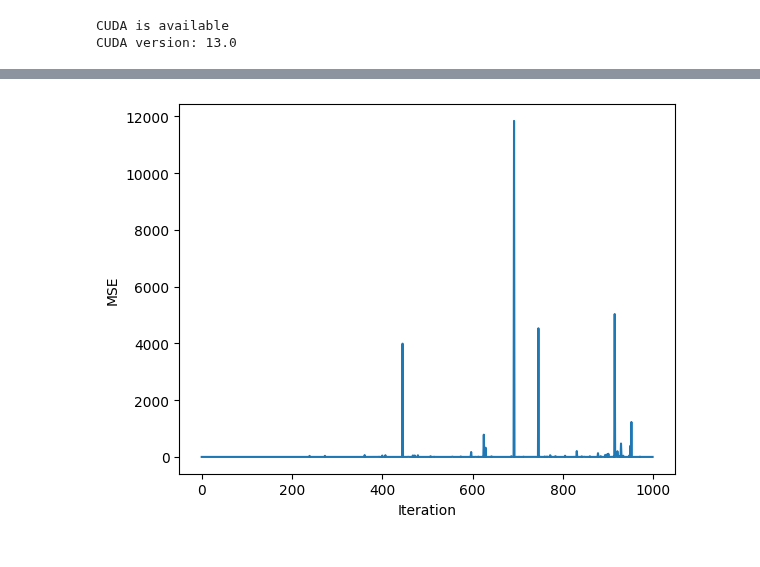
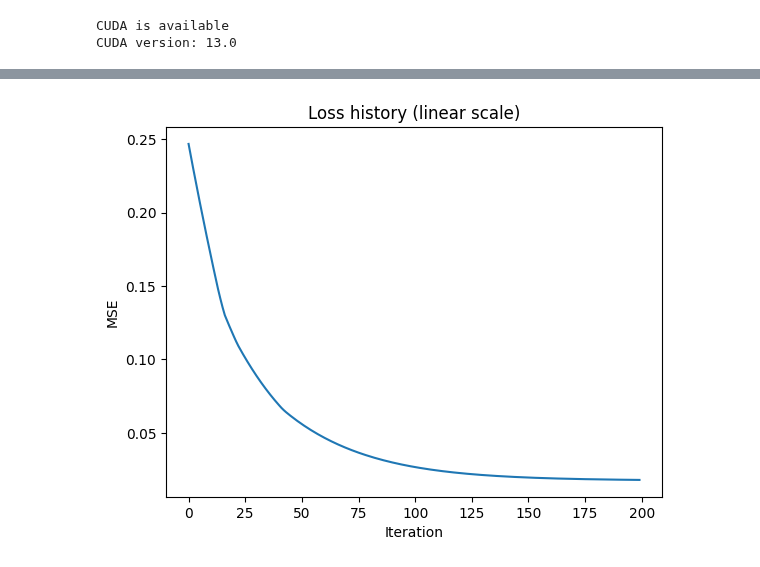
Before and after one commit to ColinMG2/neml2, a Jupyter notebook: cmg_projects/stress-strain/advanced_model/new_deterministic.ipynb, the cells around one changed output, grey strips where cells are left out. Cells and saved outputs as stored; diff of their text form; code cells hidden in the pictures.

```diff
--- a/cmg_projects/stress-strain/advanced_model/new_deterministic.ipynb
+++ b/cmg_projects/stress-strain/advanced_model/new_deterministic.ipynb
@@ -565,0 +587,20 @@ discrete_equations.parametrizations.k2_Y.original: tensor([0.1998, 0.1998, 0.199
+# %%
+base_lr = 1e-3
+optimizer = torch.optim.Adam(model.parameters(), lr=base_lr)
+loss_fn = torch.nn.MSELoss()
+optimizer.zero_grad()
+
+res = model(time, temperature, loading)
+peak_stress = exp_stress_data[-1, :, 0:1].detach()
+res_norm = res / (peak_stress + 1e-8)
+exp_norm = exp_stress_data[..., 0:1] / (peak_stress + 1e-8)
+
+loss = loss_fn(res_norm, exp_norm)
+loss.backward()
+
+for n, param in model.named_parameters():
+    if param.grad is not None:
+        grad_norm = param.grad.norm().item()
+        target_grad = 1.0
+        lr_param = base_lr * (target_grad / grad_norm)
+        print(f"{n}: grad_norm = {param.grad.norm().item():.4e} | tuned LR: {lr_param:.2e}")
@@ -566,21 +615,30 @@ discrete_equations.parametrizations.k2_Y.original: tensor([0.1998, 0.1998, 0.199
 # %%
-niter = 1000
-sensitive_params = ['discrete_equations.parametrizations.Bk_Y.original',
-                    'discrete_equations.parametrizations.H_0_Y.original',
-                    'discrete_equations.parametrizations.T_0_Y.original']
+niter = 200
+
+param_lr_map = {
+    "discrete_equations.parametrizations.C_Y.original"                 : 3.46e-3,
+    "discrete_equations.parametrizations.g_Y.original"                 : 1.38e-2,
+    "discrete_equations.parametrizations.k1_Y.original"                : 4.20e-2,
+    "discrete_equations.parametrizations.k2_Y.original"                : 8.81e-3,
+    "discrete_equations.parametrizations.Bk_Y.original"                : 2.59e-2,
+    "discrete_equations.parametrizations.T_0_Y.original"               : 1.58e6,
+    "discrete_equations.parametrizations.S_Y.original"                 : 8.12e-4
+}
 
 param_groups = []
-for n, p in model.named_parameters():
-    if any(fp in n for fp in sensitive_params):
-        param_groups.append({'params': [p], 'lr': 1e-5})
-    else:
-        param_groups.append({'params': [p], 'lr': 1e-4})
+for name, params in model.named_parameters():
+    lr = param_lr_map.get(name, 1e-3)
+    param_groups.append({'params': [params], 'lr': lr})
 
 optimizer = torch.optim.Adam(param_groups)
-loss_fn = torch.nn.MSELoss()
-scheduler = torch.optim.lr_scheduler.ReduceLROnPlateau(optimizer=optimizer, mode='min', factor=0.5, patience=30, min_lr=1e-7)
-
-peak_stress = exp_stress_data[-1,:,0:1].detach()
+scheduler = torch.optim.lr_scheduler.ReduceLROnPlateau(
+    optimizer=optimizer,
+    mode='min',
+    factor=0.5,
+    patience=150,
+    threshold=1e-4,
+    min_lr=1e-7
+)
 
 titer = tqdm.tqdm(
     range(niter),
@@ -588,36 +646,48 @@ titer = tqdm.tqdm(
 )
 titer.set_description("Loss:")
 loss_history = []
+
 for i in titer:
     optimizer.zero_grad()
     try:
         res = model(time, temperature, loading)
         res_norm = res / (peak_stress + 1e-8)
-        exp_norm = exp_stress_data[...,0:1] / (peak_stress + 1e-8)
+        exp_norm = exp_stress_data[..., 0:1] / (peak_stress + 1e-8)
         loss = loss_fn(res_norm, exp_norm)
+
+        # --- Bug fix: guard BEFORE backward ---
         if not torch.isfinite(loss) or loss.item() > 1e6:
             titer.set_description(f'Loss: [SKIP bad solve @ iter {i}]')
+            continue  # skip backward + step entirely
+
         loss.backward()
+
+        # Relaxed gradient clipping — 1.0 is a safe, conventional default.
+        # Lower to ~0.1 if you still see instability; raise to 5.0 for faster moves.
+        torch.nn.utils.clip_grad_norm_(model.parameters(), max_norm=1.0)
+
+        optimizer.step()
+        scheduler.step(loss.item())
+
         loss_history.append(loss.detach().clone().cpu())
         titer.set_description("Loss: %3.2e" % loss_history[-1])
 
-        torch.nn.utils.clip_grad_norm_(model.parameters(), max_norm=0.01)
-        optimizer.step()
-        scheduler.step(loss_history[-1])
-    except RuntimeError as e:
+    except RuntimeError:
         titer.set_description(f'Loss: [SOLVER FAIL @ iter {i}]')
         continue
 
+# --- Plots ---
 plt.figure()
 plt.loglog(loss_history, label="Training")
 plt.xlabel("Iteration")
 plt.ylabel("MSE")
-plt.legend(loc="best")
+plt.legend()
 plt.title("Loss history")
 
 plt.figure()
-plt.plot(range(len(loss_history)), loss_history)
+plt.plot(loss_history)
 plt.xlabel("Iteration")
 plt.ylabel("MSE")
+plt.title("Loss history (linear scale)")
 plt.show()
 # %% [output]
@@ -625,2 +695,2 @@ plt.show()
-[figure, old version]
+[figure, new version]
 # %%
```
Also changed, not shown: parts of 16 cells of this notebook, 4 other files.
